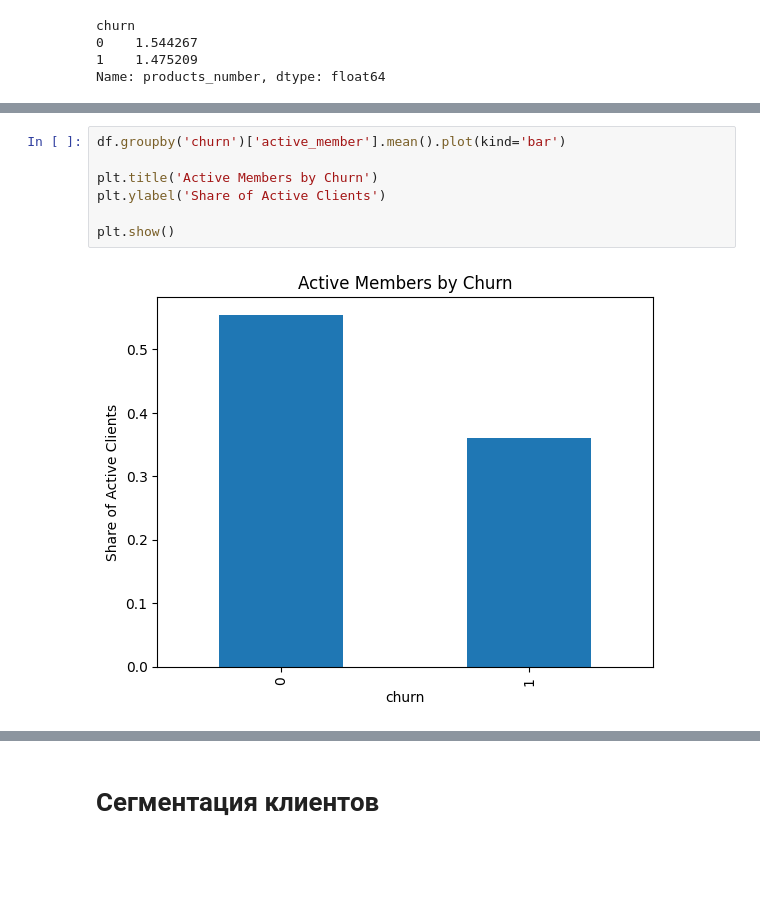
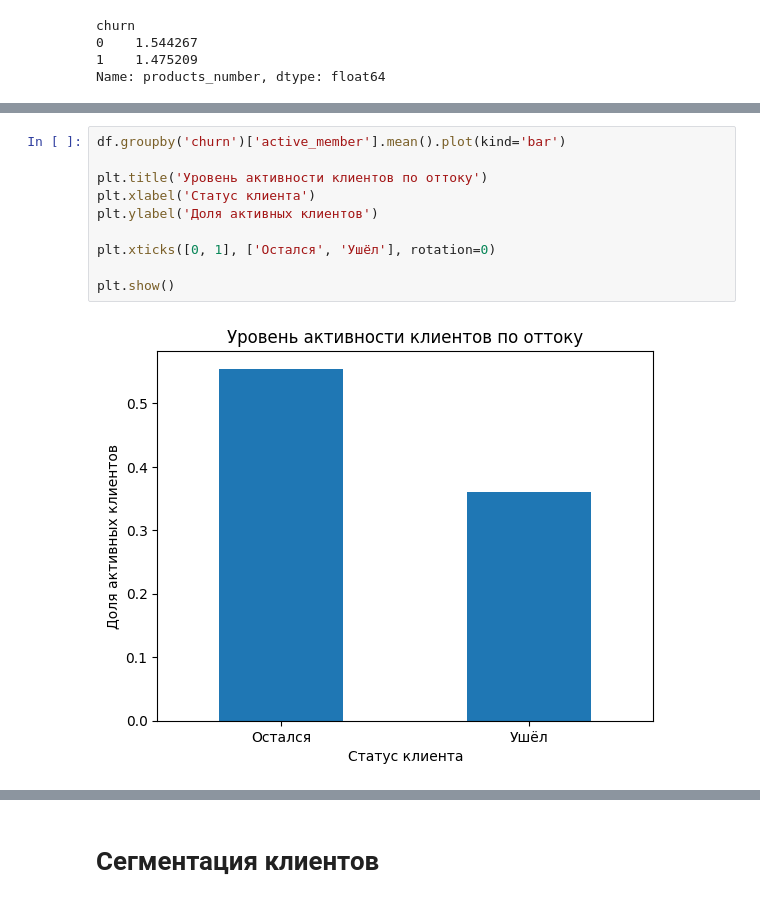
Before and after one commit to kotyata228/crm-bank-churn-analysis, a Jupyter notebook: crm_analysis.ipynb, the cells around one changed output, grey strips where cells are left out. Saved outputs shown, nothing was run; the diff lists cells and outputs as text; blank space fills up the shorter version.

```diff
--- a/crm_analysis.ipynb
+++ b/crm_analysis.ipynb
@@ -129,9 +146,12 @@ plt.show()
 # %%
 df.groupby('churn')['active_member'].mean().plot(kind='bar')
 
-plt.title('Active Members by Churn')
-plt.ylabel('Share of Active Clients')
+plt.title('Уровень активности клиентов по оттоку')
+plt.xlabel('Статус клиента')
+plt.ylabel('Доля активных клиентов')
+
+plt.xticks([0, 1], ['Остался', 'Ушёл'], rotation=0)
 
 plt.show()
 # %% [output]
-[figure, old version]
+[figure, new version]
```
Also changed, not shown: parts of 9 cells of this notebook.
